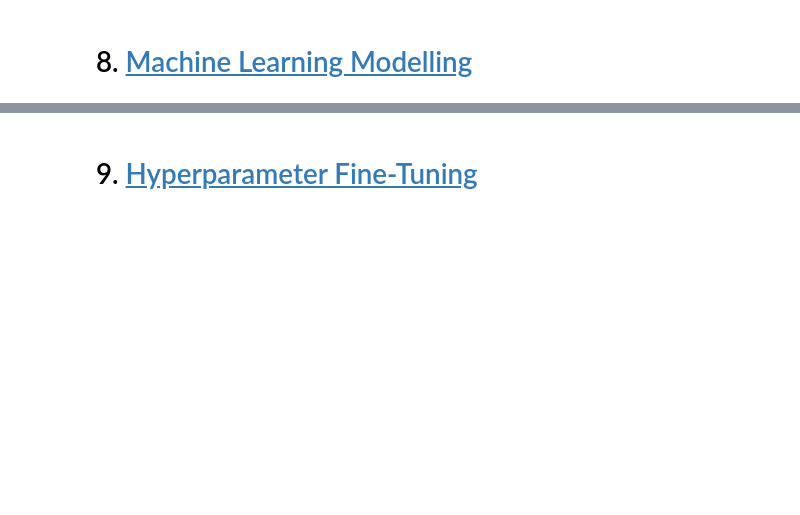
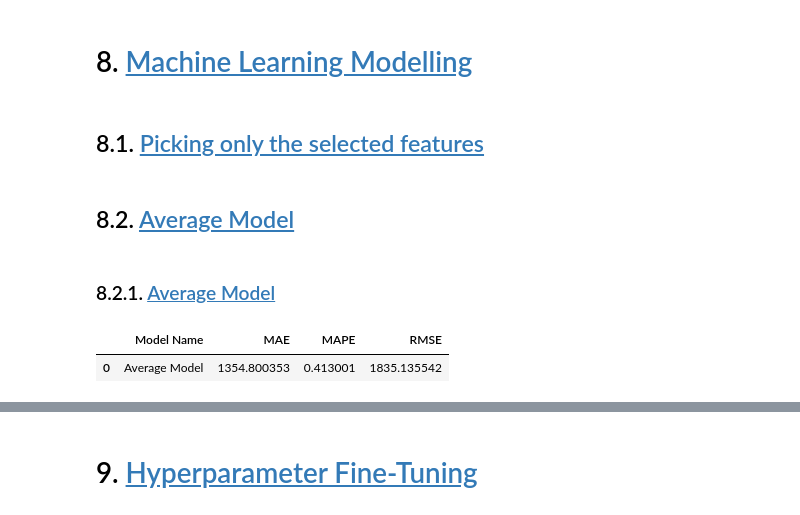
Before and after one commit to brunopiato/DS_em_Prod, a Jupyter notebook: notebooks/notebook.ipynb, the cells around one changed output, grey strips where cells are left out. Saved outputs shown, nothing was run; the diff lists cells and outputs as text; code cells hidden in the pictures; blank space fills up the shorter version.

```diff
--- a/notebooks/notebook.ipynb
+++ b/notebooks/notebook.ipynb
@@ -639,0 +810,2 @@ df06.head().T
+# %%
+df07 = pd.read_pickle('./dataframe/df06.pkl')
@@ -639,0 +816,17 @@ df06.head().T
+# %%
+cols_drop = ['week_of_year', 'day', 'month', 'day_of_week', 'promo_since', 'competition_since', 'year_week' ]
+df07 = df07.drop( cols_drop, axis=1 )
+# %%
+# training dataset
+X_train = df07[df07['date'] < '2015-06-19']
+y_train = X_train['sales']
+
+# test dataset
+X_test = df07[df07['date'] >= '2015-06-19']
+y_test = X_test['sales']
+
+print( 'Training Min Date: {}'.format( X_train['date'].min() ) )
+print( 'Training Max Date: {}'.format( X_train['date'].max() ) )
+
+print( '\nTest Min Date: {}'.format( X_test['date'].min() ) )
+print( 'Test Max Date: {}'.format( X_test['date'].max() ) )
@@ -640,2 +894,4 @@ df06.head().T
 # %% [markdown]
 # 8. <a id='toc8_'></a>[Machine Learning Modelling](#toc0_)
+# %% [markdown]
+## 8.1. <a id='toc8_1_'></a>[Picking only the selected features](#toc0_)
@@ -641,0 +904,19 @@ df06.head().T
+# %% [markdown]
+## 8.2. <a id='toc8_2_'></a>[Average Model](#toc0_)
+# %% [markdown]
+### 8.2.1. <a id='toc8_2_1_'></a>[Average Model](#toc0_)
+# %%
+aux1 = x_test.copy()
+aux1['sales'] = y_test.copy()
+
+# prediction
+aux2 = aux1[['store', 'sales']].groupby( 'store' ).mean().reset_index().rename( columns={'sales': 'predictions'} )
+aux1 = pd.merge( aux1, aux2, how='left', on='store' )
+yhat_baseline = aux1['predictions']
+
+# performance
+baseline_result = ml_error( 'Average Model', np.expm1( y_test ), np.expm1( yhat_baseline ) )
+baseline_result
+# %% [output]
+|  | Model Name | MAE | MAPE | RMSE |
+| 0 | Average Model | 1354.800353 | 0.413001 | 1835.135542 |
```
Also changed, not shown: parts of 68 cells of this notebook.
